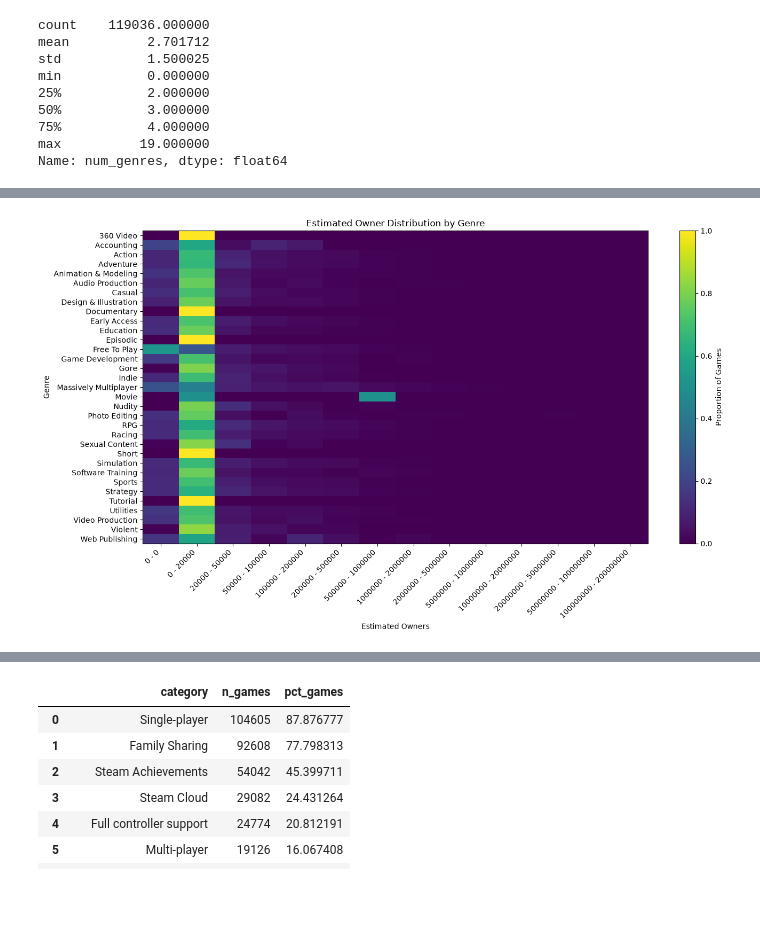
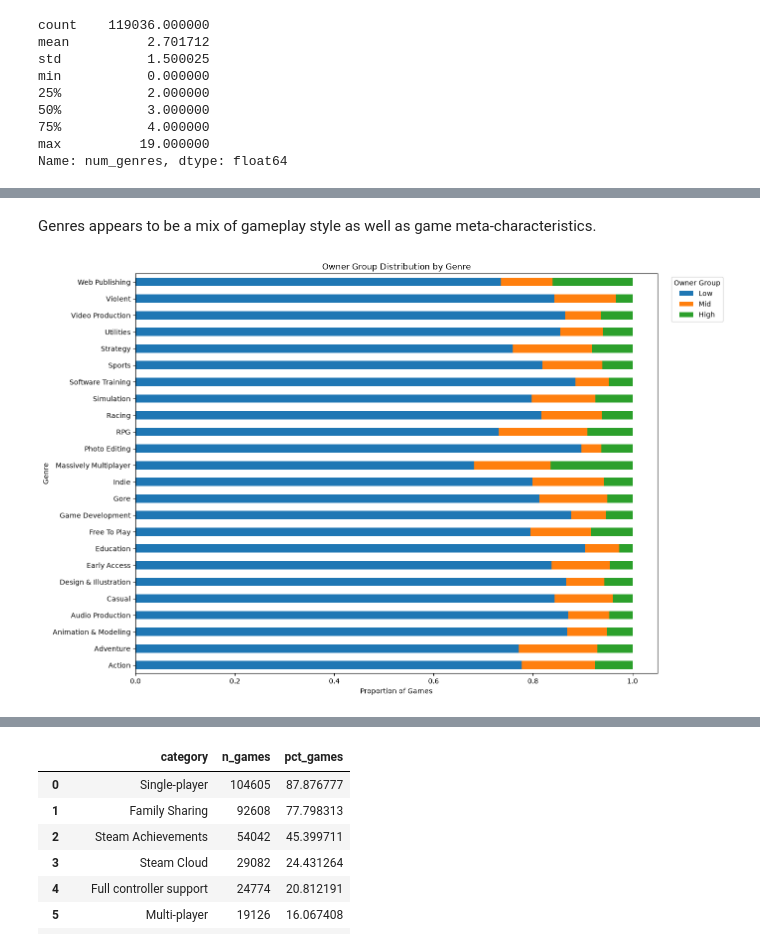
Before and after one commit to GolferMac/SIADS-696-Milestone2, a Jupyter notebook: EDA.ipynb, the cells around one changed output, grey strips where cells are left out. Cells and saved outputs as stored; diff of their text form; code cells hidden in the pictures; blank space fills up the shorter version.

```diff
--- a/EDA.ipynb
+++ b/EDA.ipynb
@@ -530,0 +482,13 @@ Developer ownership counts:
+# %%
+# Distribution of developers by ownership
+year_df["has_developer"] = year_df["developers"].apply(
+    lambda x: isinstance(x, (list, tuple)) and len(x) > 0
+)
+
+display(
+    pd.crosstab(
+        year_df["owner_group"],
+        year_df["has_developer"],
+        normalize="columns"
+    ).map(lambda x: f"{x:.2%}")
+)
@@ -689,45 +574,51 @@ genre_pairs_df.head(20)
+# %% [markdown]
+Genres appears to be a mix of gameplay style as well as game meta-characteristics.
 # %%
 # Genres by Ownership Group
 genre_owner_counts = (
-    year_df[["genres", "estimated_owners"]]
+    year_df[["genres", "owner_group"]]
     .explode("genres")
-    .groupby(["genres", "estimated_owners"])
+    .groupby(["genres", "owner_group"])
     .size()
     .unstack(fill_value=0)
 )
 
 genre_owner_pct = genre_owner_counts.div(
     genre_owner_counts.sum(axis=1),
     axis=0
 )
 
-plt.figure(figsize=(14, 8))
-
-plt.imshow(
-    genre_owner_pct,
-    aspect="auto",
-    cmap="viridis"
+genre_n = (
+    year_df["genres"]
+    .explode()
+    .value_counts()
 )
 
-plt.colorbar(label="Proportion of Games")
+min_games = 100
 
-plt.xticks(
-    range(len(genre_owner_pct.columns)),
-    genre_owner_pct.columns,
-    rotation=45,
-    ha="right"
+keep_genres = genre_n[genre_n >= min_games].index
+
+plot_data = genre_owner_pct.loc[
+    genre_owner_pct.index.isin(keep_genres)
+]
+
+plot_data.plot(
+    kind="barh",
+    stacked=True,
+    figsize=(14, 9)
 )
 
-plt.yticks(
-    range(len(genre_owner_pct.index)),
-    genre_owner_pct.index
+plt.xlabel("Proportion of Games")
+plt.ylabel("Genre")
+plt.title("Owner Group Distribution by Genre")
+
+plt.legend(
+    title="Owner Group",
+    bbox_to_anchor=(1.02, 1),
+    loc="upper left"
 )
-
-plt.xlabel("Estimated Owners")
-plt.ylabel("Genre")
-plt.title("Estimated Owner Distribution by Genre")
 
 plt.tight_layout()
 plt.show()
 # %% [output]
-[figure, old version]
+[figure, new version]
```
Also changed, not shown: parts of 60 cells of this notebook, 5 other files.
